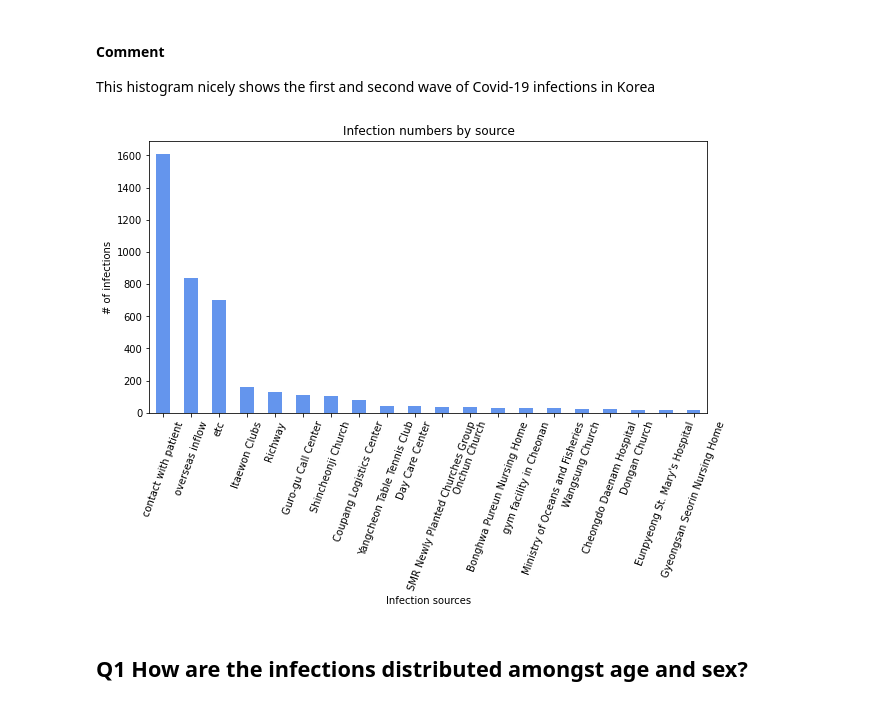
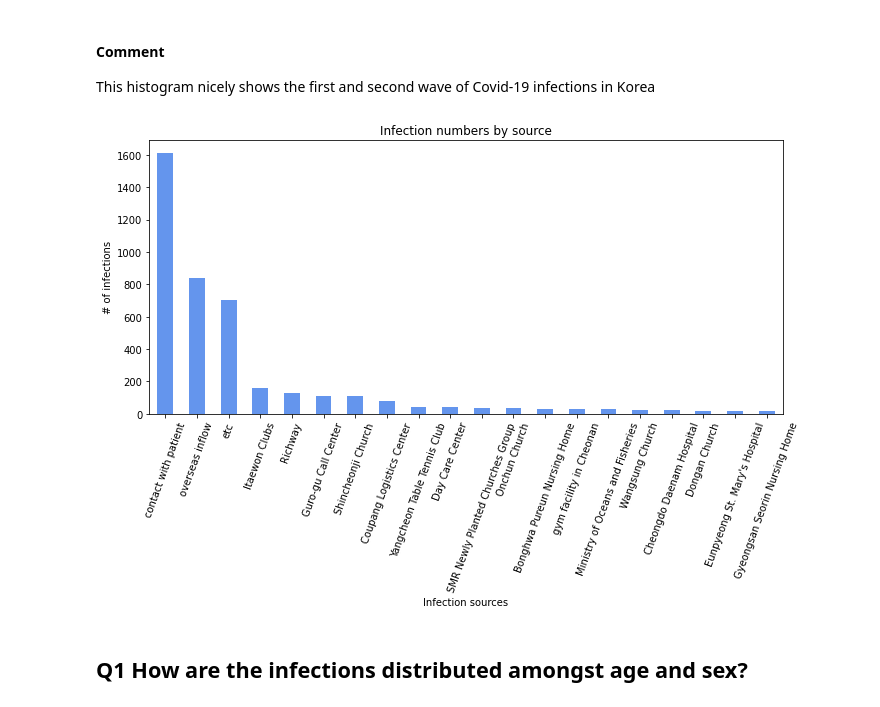
Before and after one commit to Jannis12324/korean_covid-19_patient_data_analysis, a Jupyter notebook: korean_covid-19_patients_data.ipynb, the cells around one changed output. Cells and saved outputs as stored; diff of their text form; code cells hidden in the pictures.

Commit message:
feat: adds q3 analysis and saving of figures

```diff
--- a/korean_covid-19_patients_data.ipynb
+++ b/korean_covid-19_patients_data.ipynb
@@ -291,13 +292,15 @@ plt.xlabel("Date (year-month)");
 #### Comment
 This histogram nicely shows the first and second wave of Covid-19 infections in Korea
 # %%
-general_df.infection_case.value_counts().iloc[:20].plot(kind = "bar", figsize = (10,5), color = colors[0])
+general_df.infection_case.value_counts().iloc[:20].plot(kind = "bar", figsize = (10,7), color = colors[0])
 plt.xticks(rotation = 70)
 plt.title("Infection numbers by source")
 plt.ylabel("# of infections")
-plt.xlabel("Infection sources");
+plt.xlabel("Infection sources")
+plt.tight_layout()
+plt.savefig("figures/Source_of_infections.png", transparent = True, dpi=150);
 # %% [output]
-[figure, old version]
+[figure, new version]
 # %% [markdown]
 
 ## Q1 How are the infections distributed amongst age and sex?
```
Also changed, not shown: parts of 12 cells of this notebook, 10 other files.
